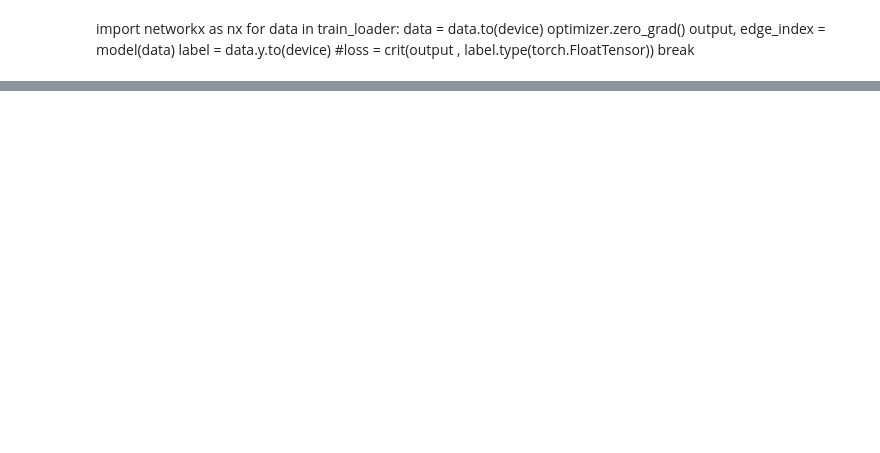
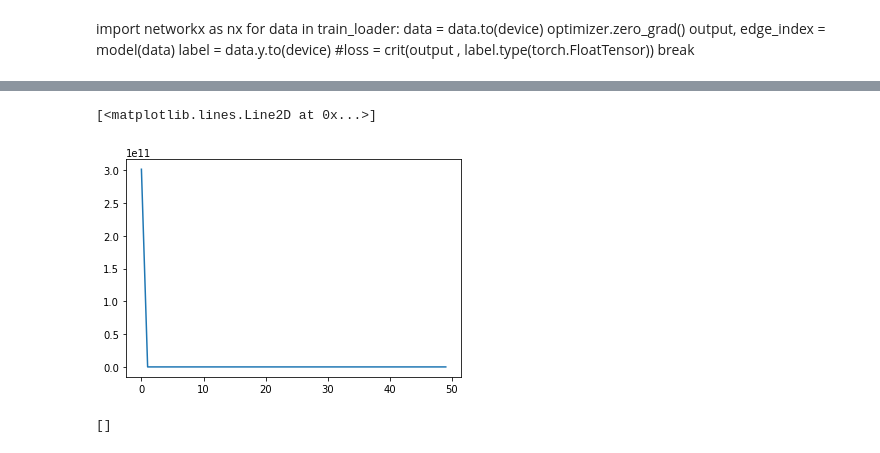
Before and after one commit to ammarisme/graph-transformer-epidemology-model, a Jupyter notebook: Foursquare_ny-checkpoint.ipynb, the cells around one changed output, grey strips where cells are left out. Cells and saved outputs as stored; diff of their text form; code cells hidden in the pictures; blank space fills up the shorter version.

```diff
--- a/Foursquare_ny-checkpoint.ipynb
+++ b/Foursquare_ny-checkpoint.ipynb
@@ -401,18 +307,18 @@ import random
 teacher_forcing_ratio = 0.5
 
 
-def train(input_tensor,target_tensor, encoder, decoder, encoder_optimizer, decoder_optimizer, criterion, max_length=100):
+def train(input_tensor,target_tensor, encoder, decoder, encoder_optimizer, decoder_optimizer, criterion, max_length=100, coefficient = 100, target_length = 30):
     encoder_edge_index = torch.zeros(max_length, encoder.hidden_size, device=device)
 
     encoder_optimizer.zero_grad()
     decoder_optimizer.zero_grad()
 
     input_length = len(train_loader) #input_tensor.size(0)
-    target_length = len(train_loader) #target_tensor.size(0)
 
     encoder_outputs = torch.zeros(max_length, encoder.hidden_size, device=device)
     encoder_edge_indexes = torch.zeros(max_length, 2,10000,  device=device)
     loss = 0
+
 
     #for ei in range(input_length):
     i = 0
@@ -422,20 +328,20 @@ def train(input_tensor,target_tensor, encoder, decoder, encoder_optimizer, decod
         encoder_edge_indexes[i] = encoder_edge_index
         i+=1
 
-    #decoder_input = torch.tensor([[SOS_token]], device=device)
     decoder_input = torch.tensor([[10000]], device=device)
 
     decoder_edge_index = encoder_edge_indexes
     decoder_outputs = []
     use_teacher_forcing = True if random.random() < teacher_forcing_ratio else False
 
+    #delta = np.random.uniform(-10,10, size=(100,))
     if use_teacher_forcing:
         # Teacher forcing: Feed the target as the next input
         for di in range(target_length):
             batch = torch.tensor(100, device=device)
             data = Data(y = encoder_outputs, edge_index = encoder_edge_indexes, batch = batch)
             decoder_output, decoder_edge_index = decoder(data)
-            loss += criterion(decoder_output, target_tensor[di])
+            loss += criterion(torch.sum(decoder_output)*coefficient,torch.sum(target_tensor[di]))
             decoder_input = target_tensor[di]  # Teacher forcing
 
     else:
@@ -444,14 +350,10 @@ def train(input_tensor,target_tensor, encoder, decoder, encoder_optimizer, decod
             batch = torch.randn(100, device=device)
             data = Data(y = encoder_outputs, edge_index = encoder_edge_indexes, batch = batch)
             decoder_output, decoder_edge_index = decoder(data)
-
-            #, decoder_attention decoder_input,
             topv, topi = decoder_output.topk(1)
             decoder_input = topi.squeeze().detach()  # detach from history as input
-            loss += criterion(decoder_output, target_tensor[di])
+            loss += criterion(torch.sum(decoder_output)*coefficient,torch.sum(target_tensor[di]))
             decoder_outputs.append(decoder_output)
-            #if decoder_input.item() == EOS_token:
-            #    break
 
     tree_estimator = Chimera(K = 10, N = 100)
     tree_estimator_criterion = nn.MSELoss()
@@ -459,14 +361,12 @@ def train(input_tensor,target_tensor, encoder, decoder, encoder_optimizer, decod
     #do the tree estimation
     if(len(decoder_outputs) > 0):
         decoder_outputs = torch.stack(decoder_outputs)
-        #yhat = chimera(A[0])
-        #temporal_network = torch.from_numpy(temporal_network)
         for i in range(2):
             for a in decoder_outputs:
                 tree_estimator_optimizer.zero_grad()
                 UV = tree_estimator(a)
-        Us = tree_estimator.U
-        loss += tree_estimate(Us)
+                Us = tree_estimator.U
+                loss += tree_estimator_criterion(torch.tensor(tree_estimate(Us)) , torch.tensor([1]))
 
     loss.backward()
 
@@ -499,5 +384,5 @@ decoder_optimizer = torch.optim.Adam(decoder.parameters() ,lr = 0.01)
 criterion = nn.MSELoss()
 
 MAX_LENGTH= 100
-target_tensor = torch.ones(100).type(torch.FloatTensor)
-#train(dataset,target_tensor, encoder,decoder, encoder_optimizer, decoder_optimizer, criterion, max_length=100)
+target_tensor = torch.from_numpy(y).type(torch.FloatTensor)
+train(dataset,target_tensor, encoder,decoder, encoder_optimizer, decoder_optimizer, criterion, max_length=100,target_length = 30)
@@ -523,19 +410,15 @@ def trainIters(input_tensor,target_tensor,encoder, decoder, n_iters, print_every
                      decoder, encoder_optimizer, decoder_optimizer, criterion)
         print_loss_total += loss
         plot_loss_total += loss
+        plot_losses.append(loss)
 
         if iter % print_every == 0:
             print_loss_avg = print_loss_total / print_every
             print_loss_total = 0
             print('%s (%d %d%%) %.4f' % (timeSince(start, iter / n_iters),
                                          iter, iter / n_iters * 100, print_loss_avg))
+    return plot_losses , plot_loss_total
 
-        if iter % plot_every == 0:
-            plot_loss_avg = plot_loss_total / plot_every
-            plot_losses.append(plot_loss_avg)
-            plot_loss_total = 0
-
-    showPlot(plot_losses)
 
 import math
 
@@ -567,5 +450,5 @@ def showPlot(points):
     ax.yaxis.set_major_locator(loc)
     plt.plot(points)
 # %%
-trainIters(dataset,target_tensor,encoder, decoder, 750, print_every=10)
+plot_losses, p = trainIters(dataset,target_tensor,encoder, decoder, 50, print_every=10)
 # %% [output]
@@ -613,0 +458,7 @@ Data(edge_index=[2, 10000], y=[100])
+# %%
+import matplotlib.pyplot as plt
+%matplotlib inline
+plt.plot(plot_losses)
+# %% [output]
+[<matplotlib.lines.Line2D at 0x...>]
+[figure, added]
@@ -614,3 +515,8 @@ Data(edge_index=[2, 10000], y=[100])
+# %%
+device = torch.device('cpu') #ammar
+predict(val_dataset, encoder,decoder, max_length=100,target_length = 30)
+# %% [output]
+[]
 # %%
 import matplotlib.pyplot as plt
 import numpy as np
```
Also changed, not shown: parts of 17 cells of this notebook, 1 other file.
